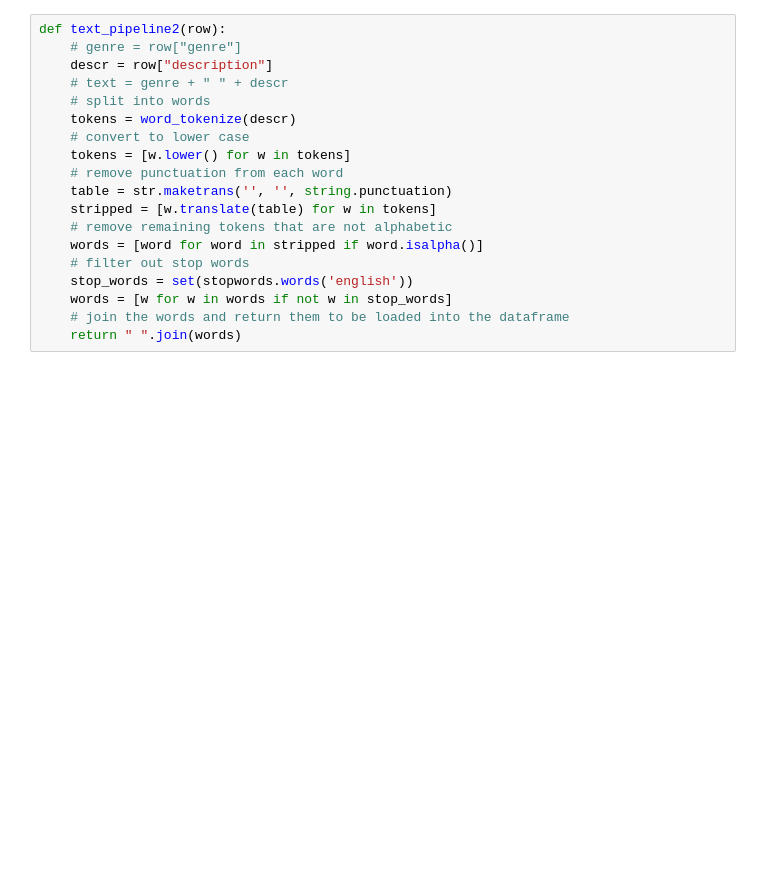
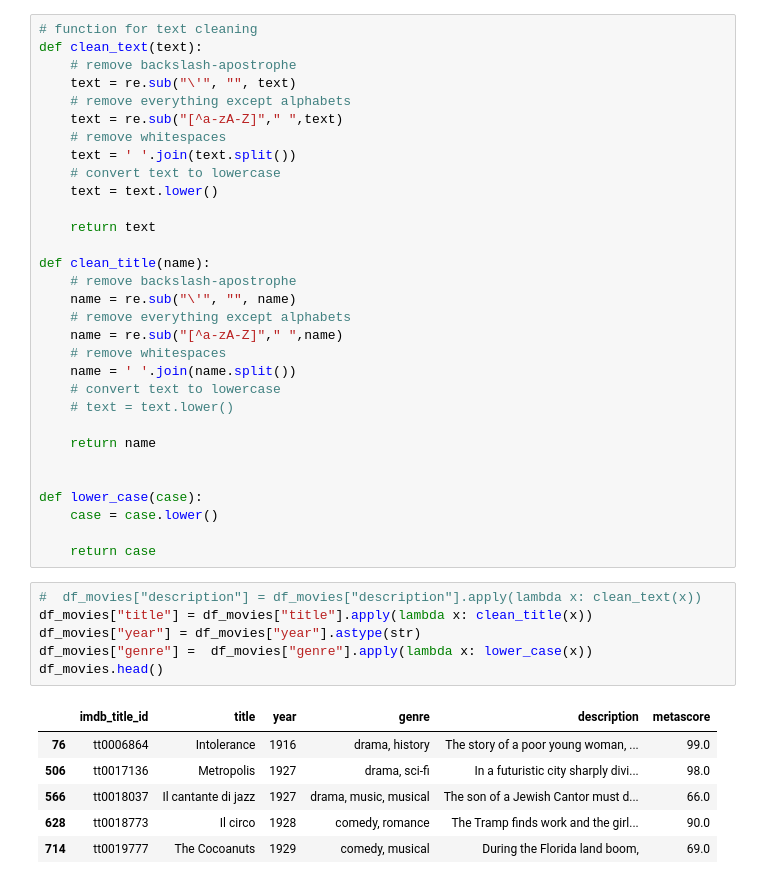
Before and after one commit to eliot1335/Final-Project, a Jupyter notebook: ETL_Eliot.ipynb, the cells around one changed output. Saved outputs shown, nothing was run; the diff lists cells and outputs as text; blank space fills up the shorter version.

```diff
--- a/ETL_Eliot.ipynb
+++ b/ETL_Eliot.ipynb
@@ -75,19 +70,44 @@ Shape: (8109, 7)
-# %%
-def text_pipeline2(row):
-    # genre = row["genre"]
-    descr = row["description"]
-    # text = genre + " " + descr
-    # split into words
-    tokens = word_tokenize(descr)
-    # convert to lower case
-    tokens = [w.lower() for w in tokens]
-    # remove punctuation from each word
-    table = str.maketrans('', '', string.punctuation)
-    stripped = [w.translate(table) for w in tokens]
-    # remove remaining tokens that are not alphabetic
-    words = [word for word in stripped if word.isalpha()]
-    # filter out stop words
-    stop_words = set(stopwords.words('english'))
-    words = [w for w in words if not w in stop_words]
-    # join the words and return them to be loaded into the dataframe
-    return " ".join(words)
+# %%
+# function for text cleaning
+def clean_text(text):
+    # remove backslash-apostrophe
+    text = re.sub("\'", "", text)
+    # remove everything except alphabets
+    text = re.sub("[^a-zA-Z]"," ",text)
+    # remove whitespaces
+    text = ' '.join(text.split())
+    # convert text to lowercase
+    text = text.lower()
+
+    return text
+
+def clean_title(name):
+    # remove backslash-apostrophe
+    name = re.sub("\'", "", name)
+    # remove everything except alphabets
+    name = re.sub("[^a-zA-Z]"," ",name)
+    # remove whitespaces
+    name = ' '.join(name.split())
+    # convert text to lowercase
+    # text = text.lower()
+
+    return name
+
+
+def lower_case(case):
+    case = case.lower()
+
+    return case
+# %%
+#  df_movies["description"] = df_movies["description"].apply(lambda x: clean_text(x))
+df_movies["title"] = df_movies["title"].apply(lambda x: clean_title(x))
+df_movies["year"] = df_movies["year"].astype(str)
+df_movies["genre"] =  df_movies["genre"].apply(lambda x: lower_case(x))
+df_movies.head()
+# %% [output]
+|  | imdb_title_id | title | year | genre | description | metascore |
+| 76 | tt0006864 | Intolerance | 1916 | drama, history | The story of a poor young woman, ... | 99.0 |
+| 506 | tt0017136 | Metropolis | 1927 | drama, sci-fi | In a futuristic city sharply divi... | 98.0 |
+| 566 | tt0018037 | Il cantante di jazz | 1927 | drama, music, musical | The son of a Jewish Cantor must d... | 66.0 |
+| 628 | tt0018773 | Il circo | 1928 | comedy, romance | The Tramp finds work and the girl... | 90.0 |
+| 714 | tt0019777 | The Cocoanuts | 1929 | comedy, musical | During the Florida land boom, | 69.0 |
```
Also changed, not shown: parts of 13 cells of this notebook, 6 other files.
